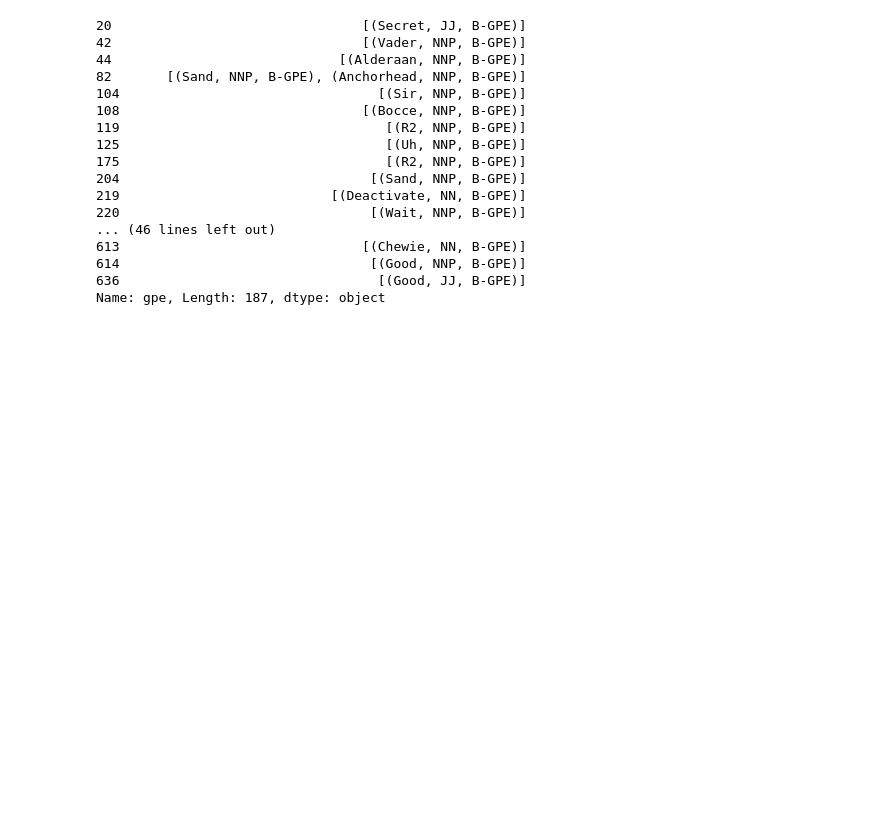
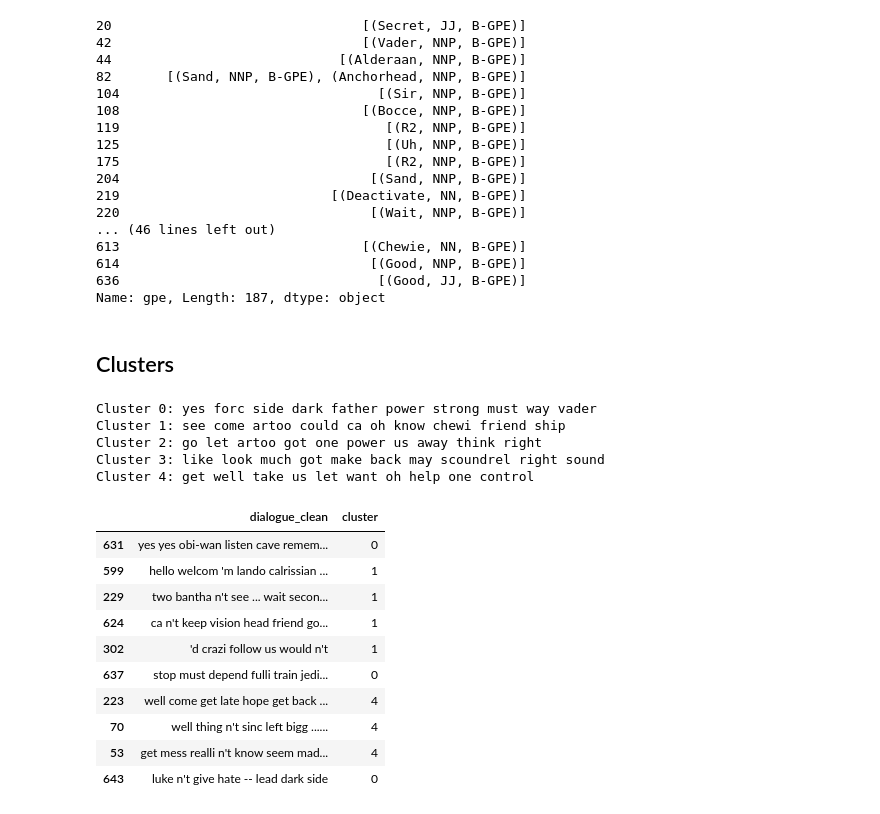
Before and after one commit to leotok/starwars-text-mining, a Jupyter notebook: models.ipynb, the cells around one changed output. Drawn from its saved outputs; the diff is of its cells as text; code cells hidden in the pictures; blank space fills up the shorter version.

Commit message:
clusters

```diff
--- a/models.ipynb
+++ b/models.ipynb
@@ -530,3 +530,45 @@ trilogy[trilogy.gpe.str.len() != 0].gpe
 614                                [(Good, NNP, B-GPE)]
 636                                 [(Good, JJ, B-GPE)]
 Name: gpe, Length: 187, dtype: object
+# %% [markdown]
+## Clusters
+# %%
+from sklearn.cluster import KMeans
+from sklearn.feature_extraction.text import TfidfVectorizer
+
+number_of_clusters = 5
+pipe = Pipeline([('tfidf', TfidfVectorizer()),
+               ('m', KMeans(n_clusters=number_of_clusters, random_state=seed))])
+
+
+pipe = pipe.fit(X_train_raw)
+vec = pipe.steps[0][1]
+km = pipe.steps[1][1]
+order_centroids = km.cluster_centers_.argsort()[:, ::-1]
+terms = vec.get_feature_names()
+for i in range(number_of_clusters):
+    top_ten_words = [terms[ind] for ind in order_centroids[i, :10]]
+    print("Cluster {}: {}".format(i, ' '.join(top_ten_words)))
+# %% [output]
+Cluster 0: yes forc side dark father power strong must way vader
+Cluster 1: see come artoo could ca oh know chewi friend ship
+Cluster 2: go let artoo got one power us away think right
+Cluster 3: like look much got make back may scoundrel right sound
+Cluster 4: get well take us let want oh help one control
+# %%
+df = pd.DataFrame(X_train_raw)
+df['cluster'] =  km.labels_
+# %%
+df.head(10)
+# %% [output]
+|  | dialogue_clean | cluster |
+| 631 | yes yes obi-wan listen cave remem... | 0 |
+| 599 | hello welcom 'm lando calrissian ... | 1 |
+| 229 | two bantha n't see ... wait secon... | 1 |
+| 624 | ca n't keep vision head friend go... | 1 |
+| 302 | 'd crazi follow us would n't | 1 |
+| 637 | stop must depend fulli train jedi... | 0 |
+| 223 | well come get late hope get back ... | 4 |
+| 70 | well thing n't sinc left bigg ...... | 4 |
+| 53 | get mess realli n't know seem mad... | 4 |
+| 643 | luke n't give hate -- lead dark side | 0 |
```
Also changed, not shown: parts of 1 cell of this notebook.
